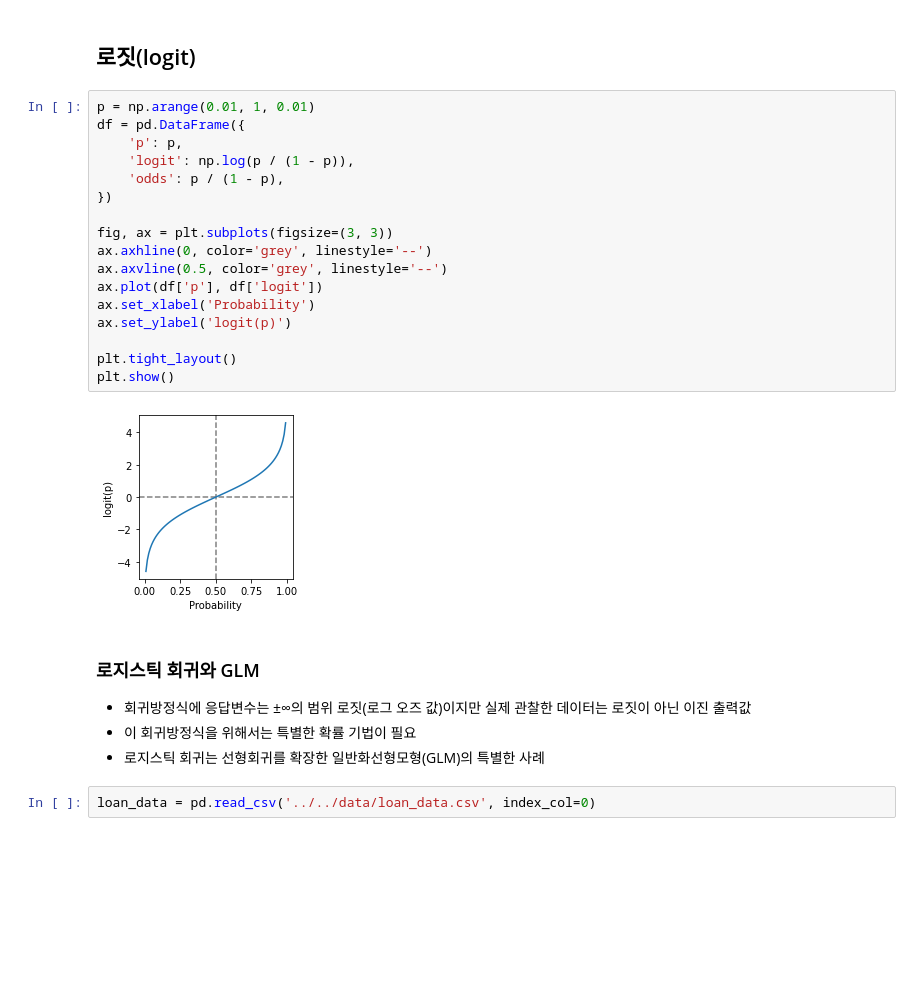
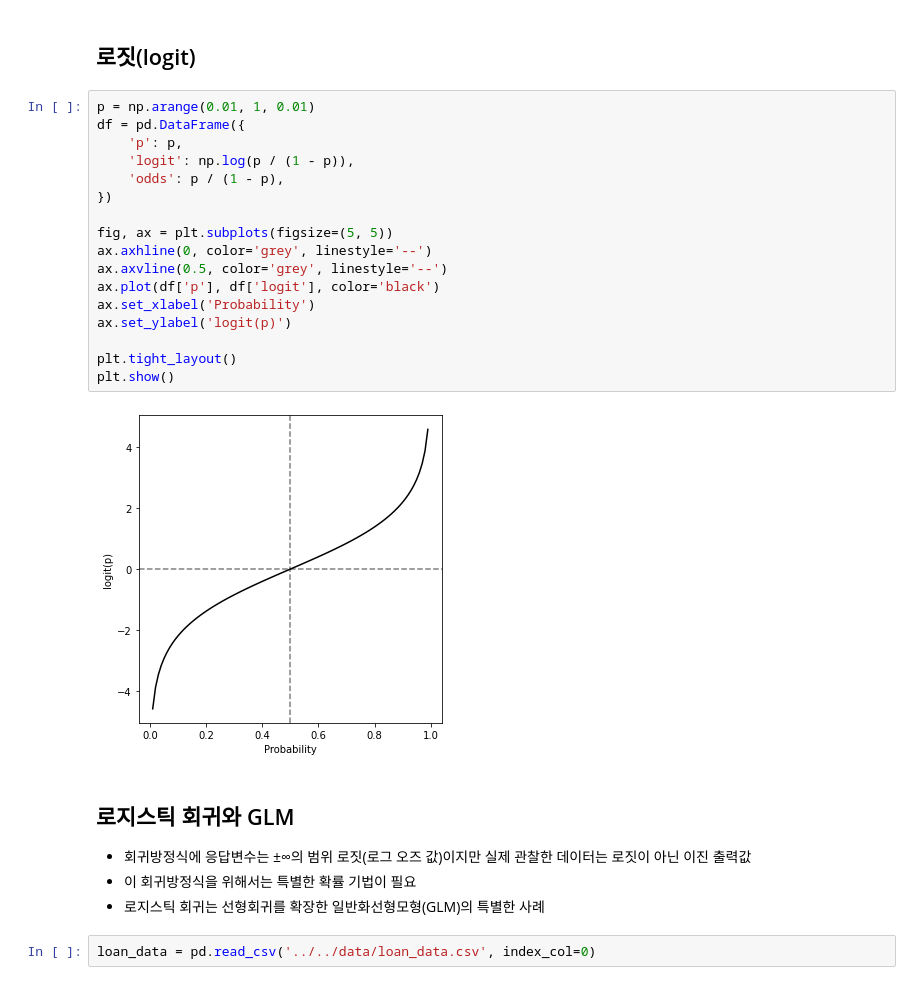
Before and after one commit to uk1996/Statistics, a Jupyter notebook: 5. 분류/02. 로지스틱 회귀.ipynb, the cells around one changed output. Cells and saved outputs as stored; diff of their text form; blank space fills up the shorter version.

```diff
--- a/5. 분류/02. 로지스틱 회귀.ipynb
+++ b/5. 분류/02. 로지스틱 회귀.ipynb
@@ -19,24 +19,24 @@ from sklearn.linear_model import LogisticRegression
 # %%
 p = np.arange(0.01, 1, 0.01)
 df = pd.DataFrame({
     'p': p,
     'logit': np.log(p / (1 - p)),
     'odds': p / (1 - p),
 })
 
-fig, ax = plt.subplots(figsize=(3, 3))
+fig, ax = plt.subplots(figsize=(5, 5))
 ax.axhline(0, color='grey', linestyle='--')
 ax.axvline(0.5, color='grey', linestyle='--')
-ax.plot(df['p'], df['logit'])
+ax.plot(df['p'], df['logit'], color='black')
 ax.set_xlabel('Probability')
 ax.set_ylabel('logit(p)')
 
 plt.tight_layout()
 plt.show()
 # %% [output]
-[figure, old version]
+[figure, new version]
 # %% [markdown]
-### 로지스틱 회귀와 GLM
+## 로지스틱 회귀와 GLM
 - 회귀방정식에 응답변수는 ±∞의 범위 로짓(로그 오즈 값)이지만 실제 관찰한 데이터는 로짓이 아닌 이진 출력값
 - 이 회귀방정식을 위해서는 특별한 확률 기법이 필요
 - 로지스틱 회귀는 선형회귀를 확장한 일반화선형모형(GLM)의 특별한 사례
```
Also changed, not shown: parts of 6 cells of this notebook.
